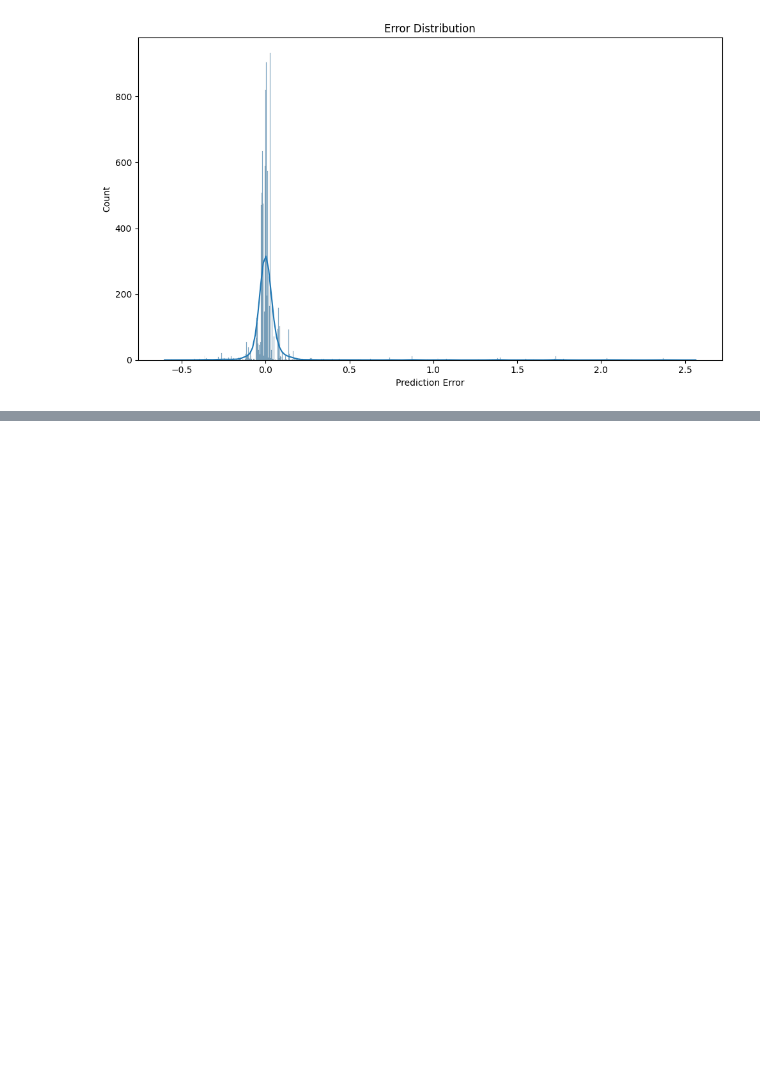
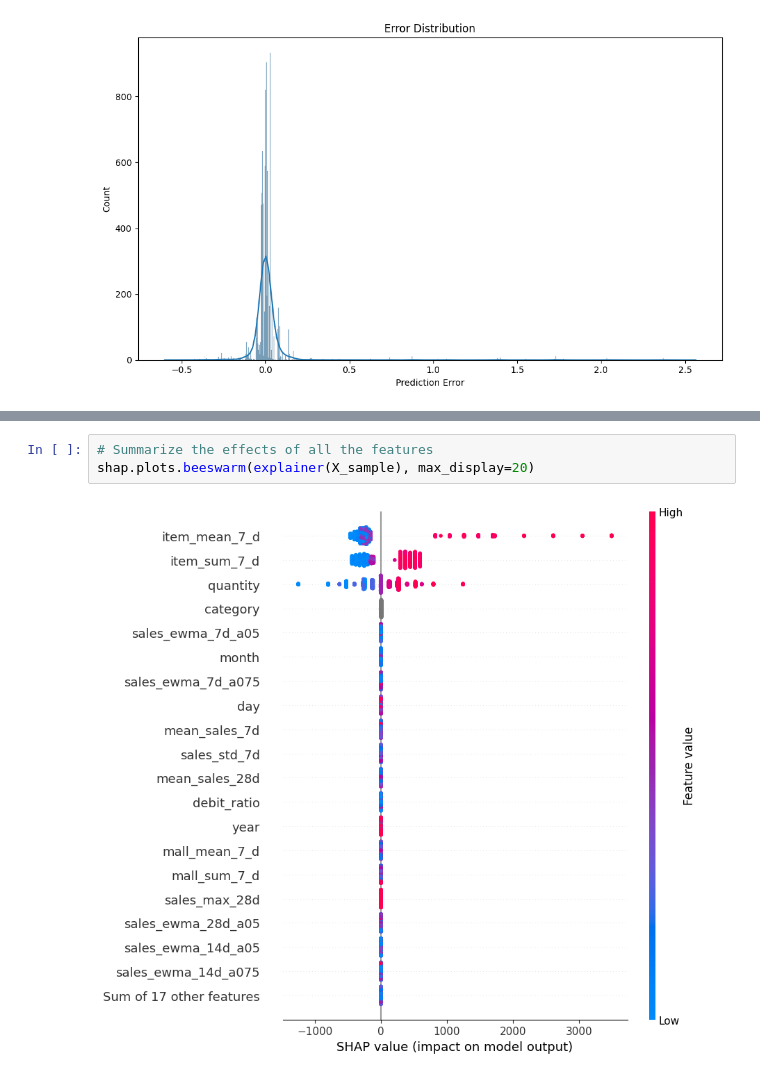
Before and after one commit to NhatDuc07/forecasting_shopping_mall_sales-, a Jupyter notebook: notebook/Forecasting_project.ipynb, the cells around one changed output, grey strips where cells are left out. Cells and saved outputs as stored; diff of their text form; blank space fills up the shorter version.

```diff
--- a/notebook/Forecasting_project.ipynb
+++ b/notebook/Forecasting_project.ipynb
@@ -1010,0 +1094,5 @@ month_name  abs_error  error_pct
+# %%
+# Summarize the effects of all the features
+shap.plots.beeswarm(explainer(X_sample), max_display=20)
+# %% [output]
+[figure, added]
```
Also changed, not shown: parts of 26 cells of this notebook, 2 other files.
